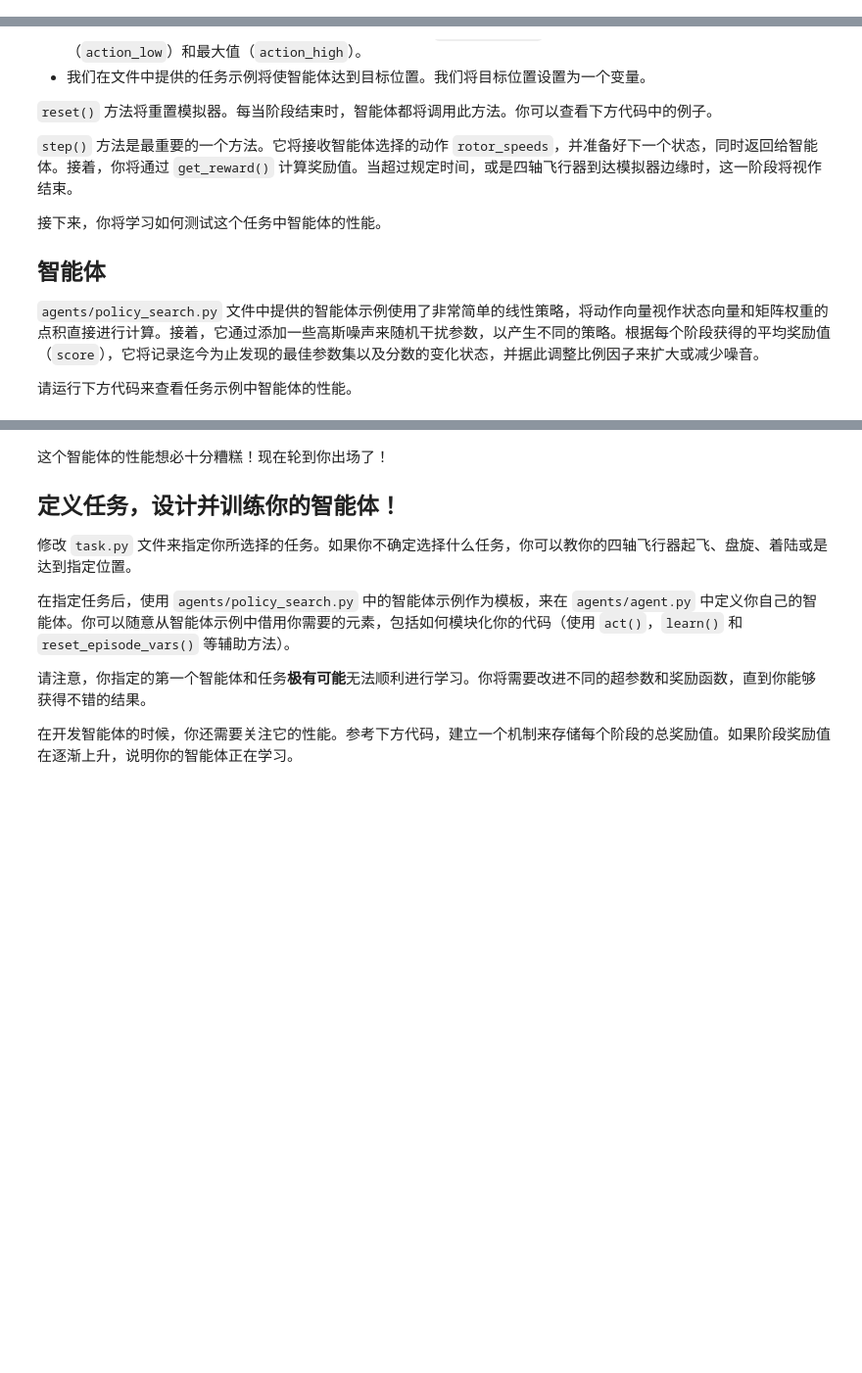
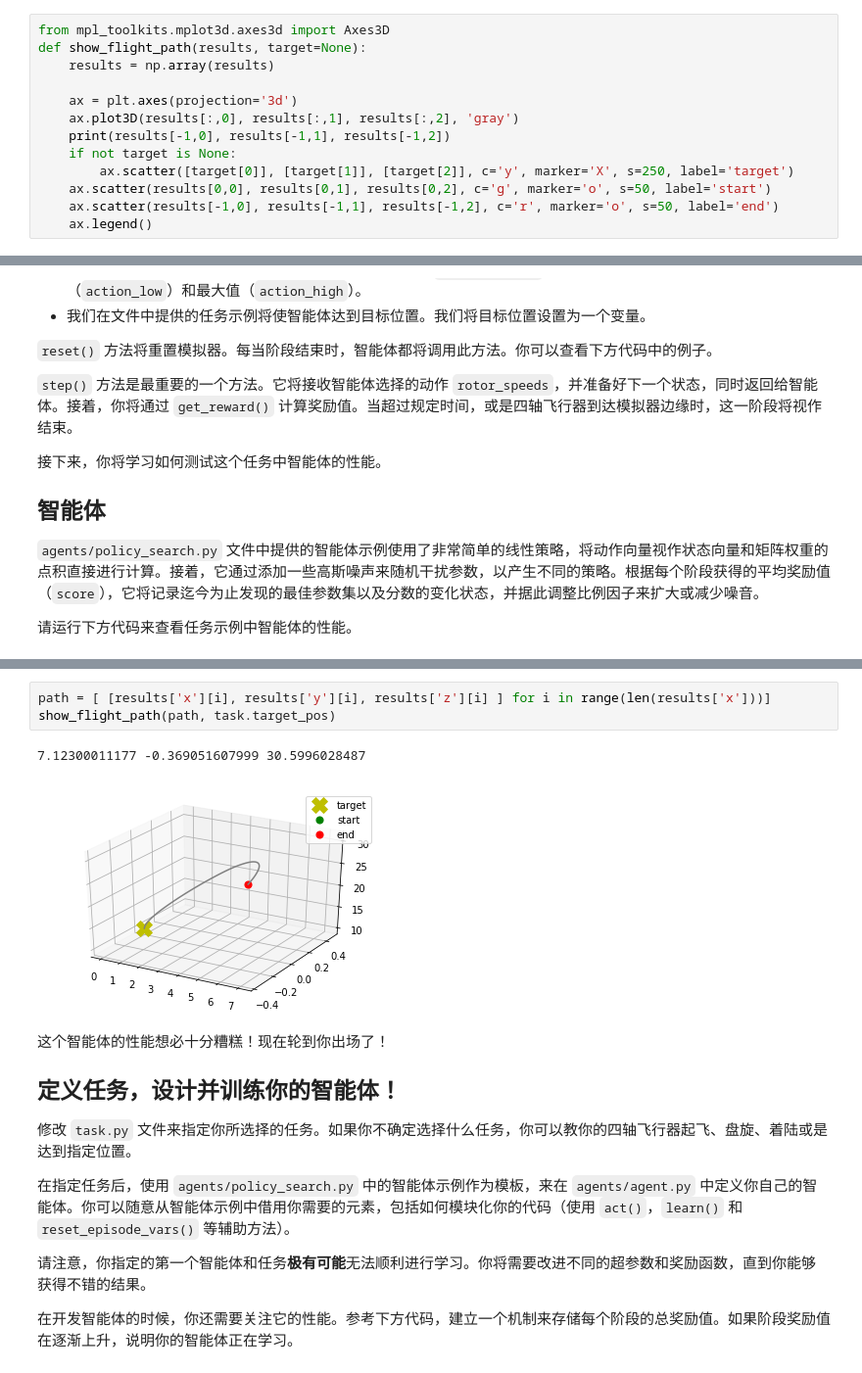
Before and after one commit to nodelanad/RL-Quadcopter-2, a Jupyter notebook: Quadcopter_Project.ipynb, the cells around one changed output, grey strips where cells are left out. Shown: that part at 98% size. Cells and saved outputs as stored; diff of their text form; blank space fills up the shorter version.

```diff
--- a/Quadcopter_Project.ipynb
+++ b/Quadcopter_Project.ipynb
@@ -80,6 +80,19 @@ with open(file_output, 'w') as csvfile:
         writer.writerow(to_write)
         if done:
             break
+# %%
+from mpl_toolkits.mplot3d.axes3d import Axes3D
+def show_flight_path(results, target=None):
+    results = np.array(results)
+
+    ax = plt.axes(projection='3d')
+    ax.plot3D(results[:,0], results[:,1], results[:,2], 'gray')
+    print(results[-1,0], results[-1,1], results[-1,2])
+    if not target is None:
+        ax.scatter([target[0]], [target[1]], [target[2]], c='y', marker='X', s=250, label='target')
+    ax.scatter(results[0,0], results[0,1], results[0,2], c='g', marker='o', s=50, label='start')
+    ax.scatter(results[-1,0], results[-1,1], results[-1,2], c='r', marker='o', s=50, label='end')
+    ax.legend()
 # %% [markdown]
 在进行模拟时，请运行下方的代码来查看四轴飞行器的位置变化。
 # %%
@@ -203,3 +217,9 @@ Episode = 1000, score =   2.958 (best =   2.971), noise_scale = 3.2555
+# %%
+path = [ [results['x'][i], results['y'][i], results['z'][i] ] for i in range(len(results['x']))]
+show_flight_path(path, task.target_pos)
+# %% [output]
+7.12300011177 -0.369051607999 30.5996028487
+[figure, added]
 # %% [markdown]
 这个智能体的性能想必十分糟糕！现在轮到你出场了！
 
```
Also changed, not shown: parts of 11 cells of this notebook, 3 other files.
